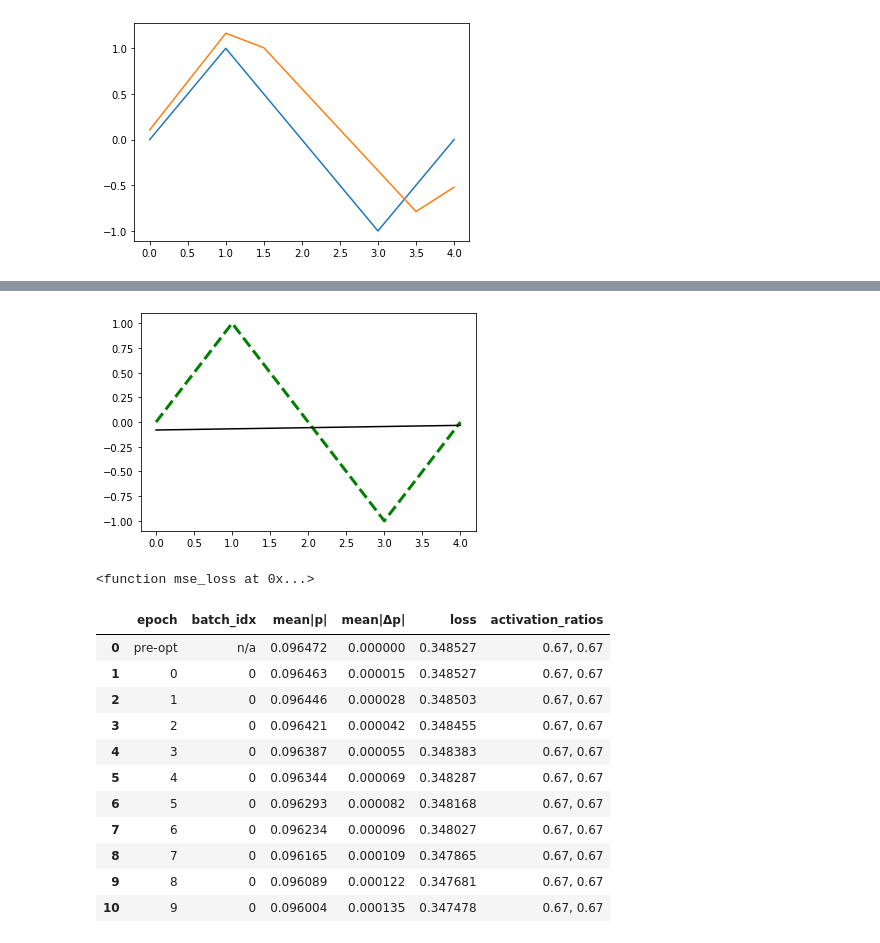
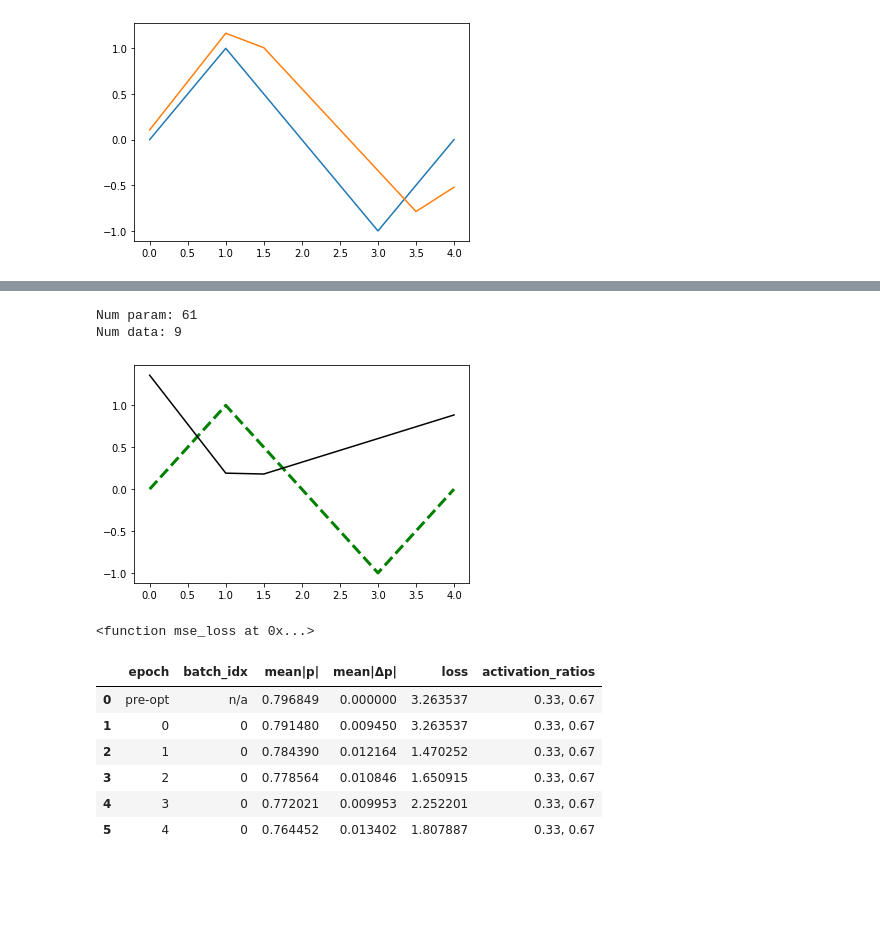
Before and after one commit to EricCousineau-TRI/repro, a Jupyter notebook: python/understand_torch_sgd_and_mlp/mlp_sin.ipynb, the cells around one changed output, grey strips where cells are left out. Drawn from its saved outputs; the diff is of its cells as text; code cells hidden in the pictures; blank space fills up the shorter version.

```diff
--- a/python/understand_torch_sgd_and_mlp/mlp_sin.ipynb
+++ b/python/understand_torch_sgd_and_mlp/mlp_sin.ipynb
@@ -43,8 +43,6 @@ def seed(value):
     np.random.seed(value)
     torch.manual_seed(value)
 # %%
-activation_cls = nn.ReLU
-
 class MLP(nn.Module):
     """Simple Multi-Layer Perceptron."""
     def __init__(
@@ -54,6 +52,7 @@ class MLP(nn.Module):
         *,
         num_hidden_units,
         num_layers,
+        activation_cls,
     ):
         super().__init__()
         assert num_layers >= 2
@@ -224,7 +223,12 @@ def fit(model, loss_fn=mse_loss, lr=0.5, t=t, num_epochs=3, batch_size=None):
     # Logging
     dfs = []
 
-    with save_activations(model, activation_cls) as savers:
+    activation_cls_set = (
+        nn.ReLU,
+        nn.Sigmoid,
+    )
+
+    with save_activations(model, activation_cls_set) as savers:
 
         def simple_log(epoch, batch_idx):
             # Show err.
@@ -245,6 +249,8 @@ def fit(model, loss_fn=mse_loss, lr=0.5, t=t, num_epochs=3, batch_size=None):
 
         params = list(model.parameters())  # this is iter
         p = flat_cat_detached(params)
+        print(f"Num param: {len(p)}")
+        print(f"Num data: {len(y)}")
         p_prev = p.clone()
         with torch.no_grad():
             yh0 = model(t)
@@ -295,5 +308,6 @@ def bespoke_init(model):
 # %%
 def make_model():
-    model = MLP(1, 1, num_hidden_units=3, num_layers=3)
-    bespoke_init(model)
+    seed(0)
+    model = MLP(1, 1, num_hidden_units=6, num_layers=3, activation_cls=nn.ReLU)
+#     bespoke_init(model)
     return model
@@ -345,19 +369,16 @@ fit(perturb(gt_model(), 0.05), lr=0.001, num_epochs=10)
 | 10 | 9 | 0 | 0.701321 | 0.003412 | 0.013490 | 1.00, 1.00 |
 # %%
 # Yuck. Not robust.
-fit(make_model(), lr=0.001, num_epochs=10)
+fit(perturb(make_model(), 1.0), lr=0.01, num_epochs=5)
 # %% [output]
+Num param: 61
+Num data: 9
-[figure, old version]
+[figure, new version]
-<function mse_loss at 0x...>
+<function mse_loss at 0x...>
 |  | epoch | batch_idx | mean|p| | mean|Δp| | loss | activation_ratios |
-| 0 | pre-opt | n/a | 0.096472 | 0.000000 | 0.348527 | 0.67, 0.67 |
-| 1 | 0 | 0 | 0.096463 | 0.000015 | 0.348527 | 0.67, 0.67 |
-| 2 | 1 | 0 | 0.096446 | 0.000028 | 0.348503 | 0.67, 0.67 |
-| 3 | 2 | 0 | 0.096421 | 0.000042 | 0.348455 | 0.67, 0.67 |
-| 4 | 3 | 0 | 0.096387 | 0.000055 | 0.348383 | 0.67, 0.67 |
-| 5 | 4 | 0 | 0.096344 | 0.000069 | 0.348287 | 0.67, 0.67 |
-| 6 | 5 | 0 | 0.096293 | 0.000082 | 0.348168 | 0.67, 0.67 |
-| 7 | 6 | 0 | 0.096234 | 0.000096 | 0.348027 | 0.67, 0.67 |
-| 8 | 7 | 0 | 0.096165 | 0.000109 | 0.347865 | 0.67, 0.67 |
-| 9 | 8 | 0 | 0.096089 | 0.000122 | 0.347681 | 0.67, 0.67 |
-| 10 | 9 | 0 | 0.096004 | 0.000135 | 0.347478 | 0.67, 0.67 |
+| 0 | pre-opt | n/a | 0.796849 | 0.000000 | 3.263537 | 0.33, 0.67 |
+| 1 | 0 | 0 | 0.791480 | 0.009450 | 3.263537 | 0.33, 0.67 |
+| 2 | 1 | 0 | 0.784390 | 0.012164 | 1.470252 | 0.33, 0.67 |
+| 3 | 2 | 0 | 0.778564 | 0.010846 | 1.650915 | 0.33, 0.67 |
+| 4 | 3 | 0 | 0.772021 | 0.009953 | 2.252201 | 0.33, 0.67 |
+| 5 | 4 | 0 | 0.764452 | 0.013402 | 1.807887 | 0.33, 0.67 |
```
Also changed, not shown: parts of 6 cells of this notebook.
